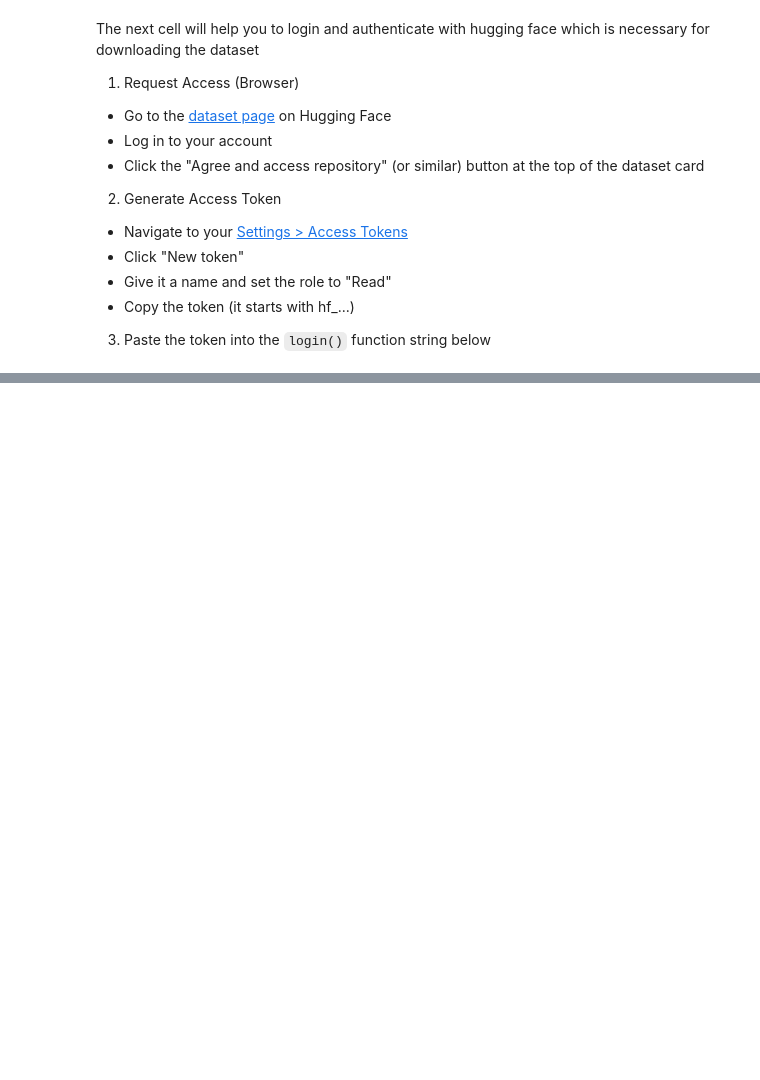
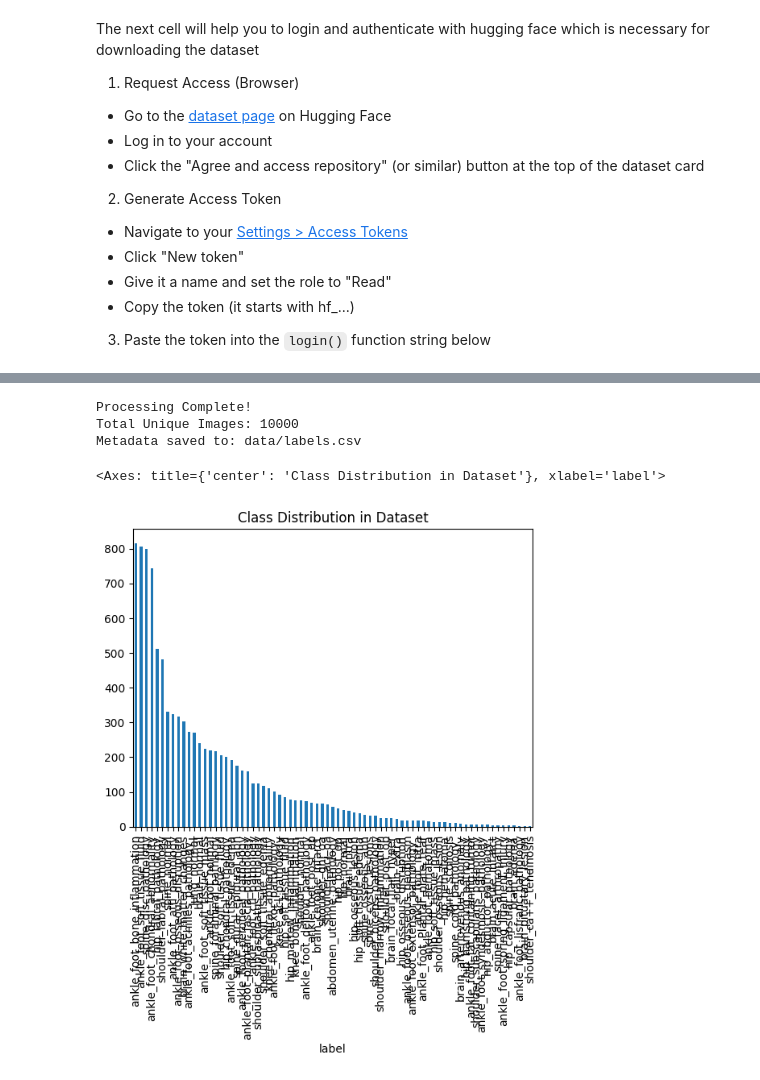
Before and after one commit to eoconn25/CS6423_knowledge_distillation_project, a Jupyter notebook: radimage_data_download.ipynb, the cells around one changed output, grey strips where cells are left out. Drawn from its saved outputs; the diff is of its cells as text; code cells hidden in the pictures; blank space fills up the shorter version.

Commit message:
switch dataset to prevent leakage

```diff
--- a/radimage_data_download.ipynb
+++ b/radimage_data_download.ipynb
@@ -97,0 +40,63 @@ Metadata saved to: data/labels.csv
+# %%
+from datasets import load_dataset
+from tqdm.auto import tqdm
+import os
+
+
+SAVE_DIR = "data/test_images"
+NUM_TEST_IMGS = 10000
+os.makedirs(SAVE_DIR, exist_ok=True)
+
+ds = load_dataset(
+    "raidium/RadImageNet-VQA",
+    "alignment",
+    split="val",
+    streaming=True
+)
+
+subset = ds.shuffle(seed=42, buffer_size=30000).take(NUM_TEST_IMGS)
+
+seen_images = set()
+labels_path = "data/labels.csv"
+
+with open(labels_path, "w", encoding="utf-8") as f:
+    f.write("filename,pathology,modality,location,label\n")
+
+    for i, row in enumerate(tqdm(subset, desc="Saving unique images", total=NUM_TEST_IMGS)):
+        if not isinstance(row, dict):
+            continue
+
+        img_id = row.get("id", i)
+
+        if img_id not in seen_images:
+            img_filename = f"test_{img_id}.png"
+            img_path = os.path.join(SAVE_DIR, img_filename)
+
+            if not os.path.exists(img_path):
+                row["image"].save(img_path)
+
+            meta = row.get("metadata", {})
+            pathology = meta.get("pathology", "unknown")
+            modality = meta.get("modality", "unknown")
+            location = meta.get("location", "unknown")
+            label = f"{location}_{pathology}".replace(" ", "_")
+
+            f.write(f"{img_filename},{pathology},{modality},{location},{label}\n")
+            seen_images.add(img_id)
+
+print(f"\nProcessing Complete!")
+print(f"Total Unique Images: {len(seen_images)}")
+print(f"Metadata saved to: {labels_path}")
+# %% [output]
+Processing Complete!
+Total Unique Images: 10000
+Metadata saved to: data/labels.csv
+# %%
+import pandas as pd
+
+test_df = pd.read_csv("data/labels.csv")
+label_counts = test_df['label'].value_counts()
+label_counts.plot(kind='bar', title='Class Distribution in Dataset')
+# %% [output]
+<Axes: title={'center': 'Class Distribution in Dataset'}, xlabel='label'>
+[figure, added]
```
Also changed, not shown: parts of 12 cells of this notebook, 5 other files.
